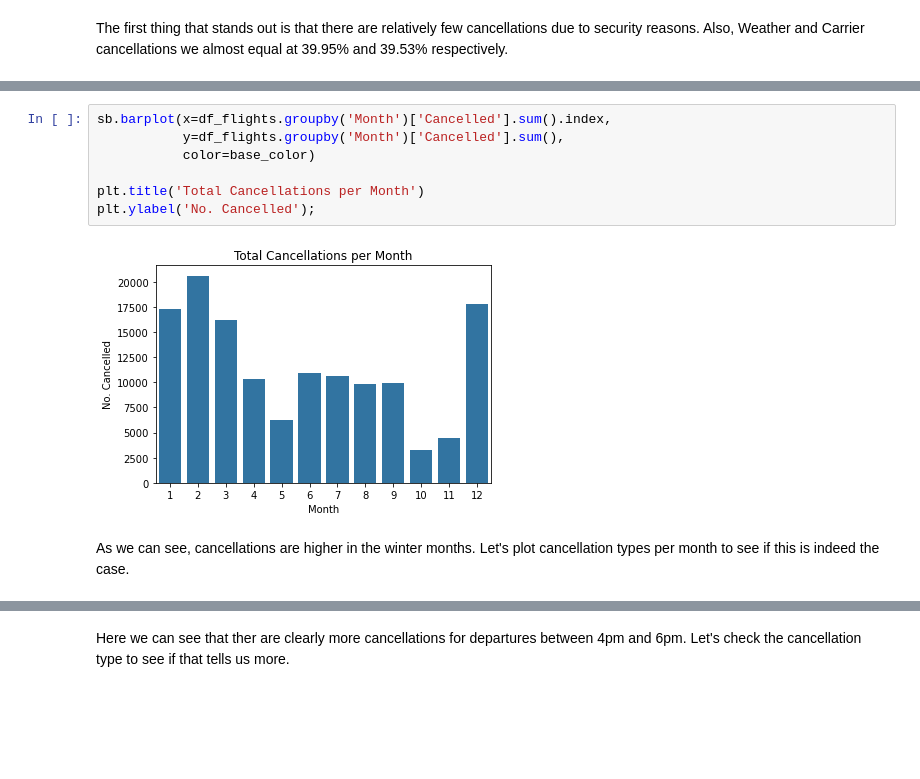
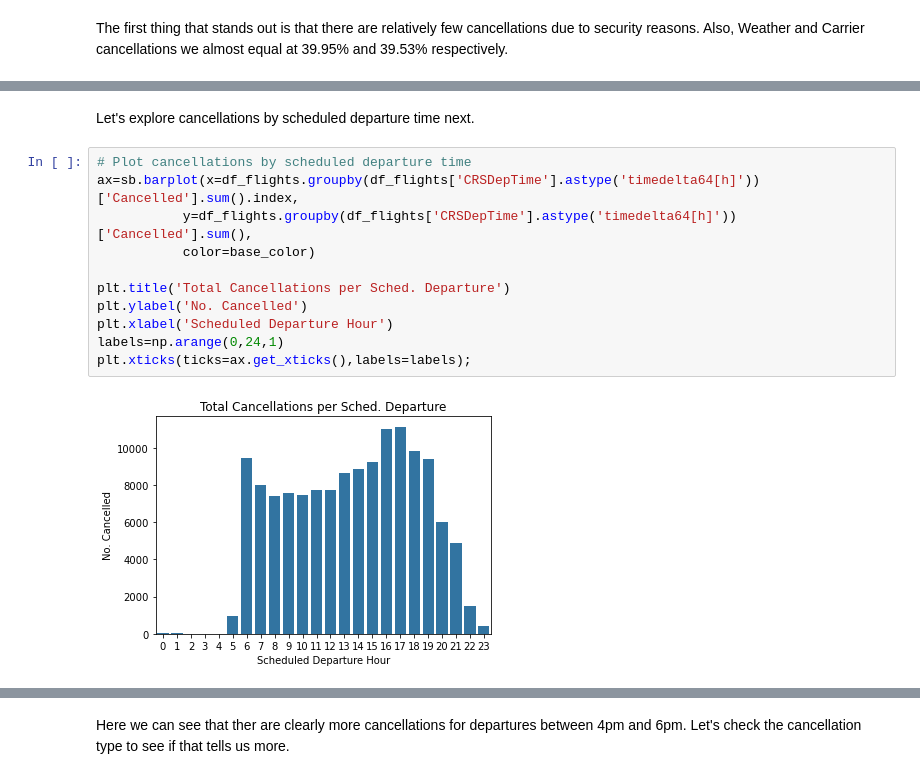
Before and after one commit to maleina/US-Flight-Data, a Jupyter notebook: flight_data_exploration.ipynb, the cells around one changed output, grey strips where cells are left out. Saved outputs shown, nothing was run; the diff lists cells and outputs as text; blank space fills up the shorter version.

```diff
--- a/flight_data_exploration.ipynb
+++ b/flight_data_exploration.ipynb
@@ -815,11 +846,15 @@ plt.title('Types of Cancellation per Day of Week');
+# %% [markdown]
+Let's explore cancellations by scheduled departure time next.
 # %%
-sb.barplot(x=df_flights.groupby('Month')['Cancelled'].sum().index,
-           y=df_flights.groupby('Month')['Cancelled'].sum(),
+# Plot cancellations by scheduled departure time
+ax=sb.barplot(x=df_flights.groupby(df_flights['CRSDepTime'].astype('timedelta64[h]'))['Cancelled'].sum().index,
+           y=df_flights.groupby(df_flights['CRSDepTime'].astype('timedelta64[h]'))['Cancelled'].sum(),
            color=base_color)
 
-plt.title('Total Cancellations per Month')
-plt.ylabel('No. Cancelled');
+plt.title('Total Cancellations per Sched. Departure')
+plt.ylabel('No. Cancelled')
+plt.xlabel('Scheduled Departure Hour')
+labels=np.arange(0,24,1)
+plt.xticks(ticks=ax.get_xticks(),labels=labels);
 # %% [output]
-[figure, old version]
+[figure, new version]
-# %% [markdown]
-As we can see, cancellations are higher in the winter months. Let's plot cancellation types per month to see if this is indeed the case.
```
Also changed, not shown: parts of 95 cells of this notebook, 1 other file.
